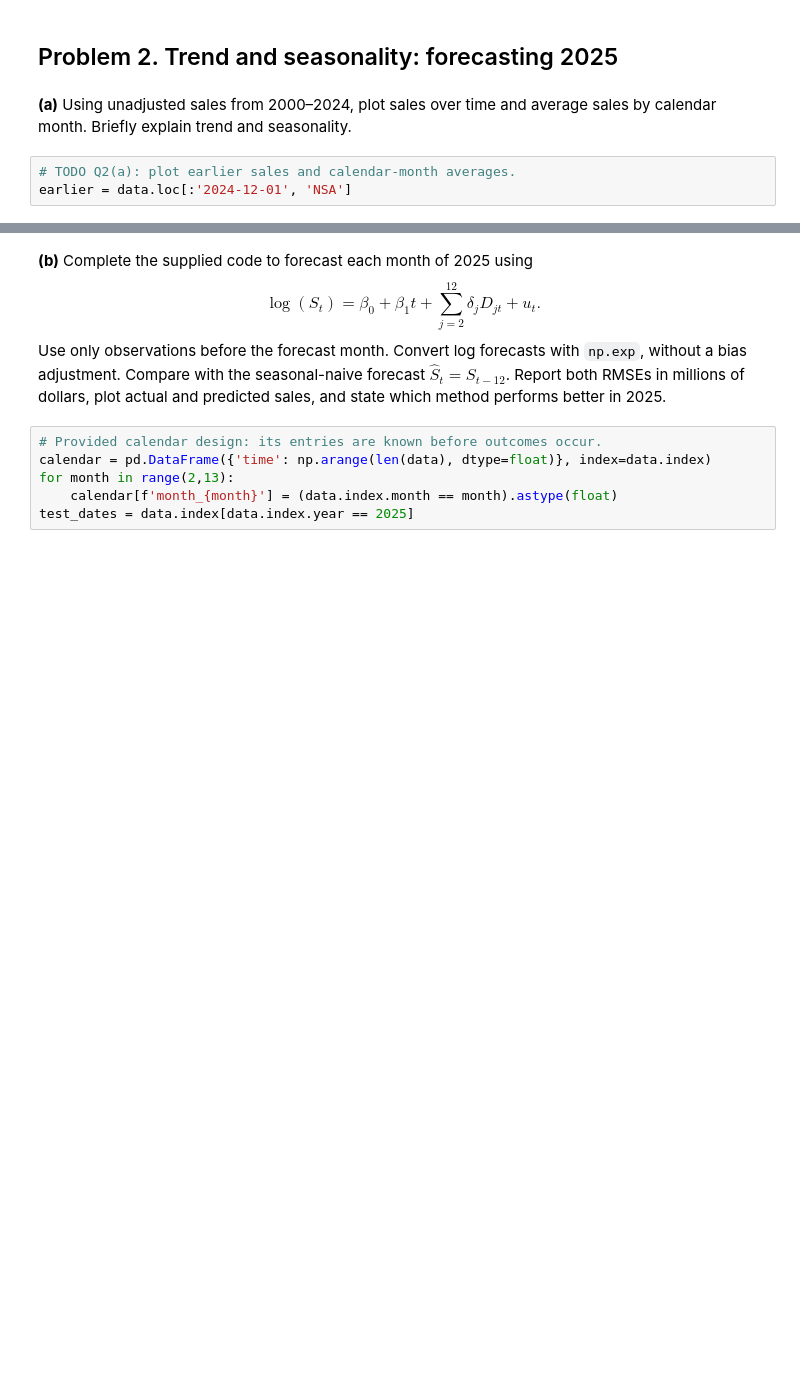
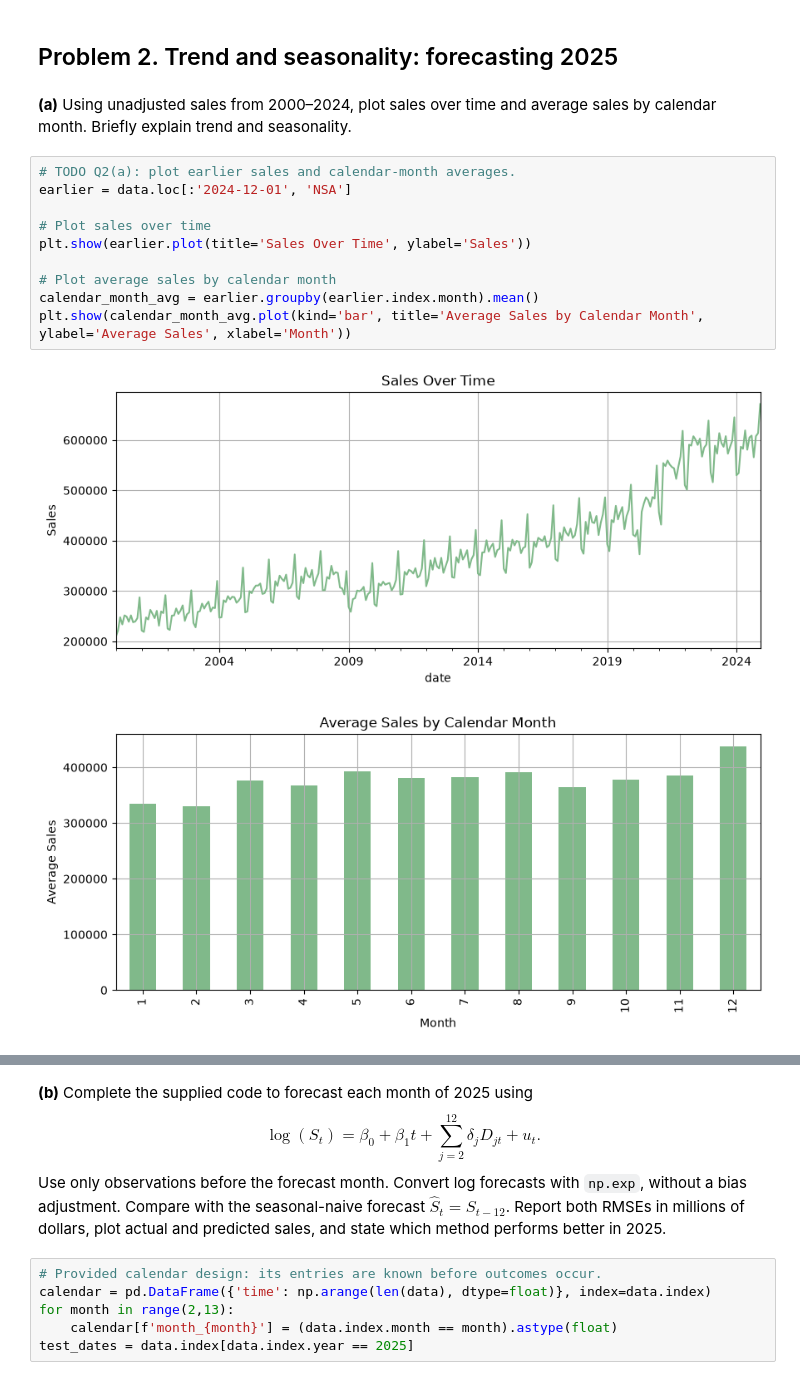
Before and after one commit to matthewbadillo001/ECON422_MatthewBadillo, a Jupyter notebook: ECON422_PS2.ipynb, the cells around one changed output, grey strips where cells are left out. Saved outputs shown, nothing was run; the diff lists cells and outputs as text; blank space fills up the shorter version.

```diff
--- a/ECON422_PS2.ipynb
+++ b/ECON422_PS2.ipynb
@@ -109,5 +109,15 @@ Because classical time-series models and Machine Learning (ML) models each have
 # %%
 # TODO Q2(a): plot earlier sales and calendar-month averages.
 earlier = data.loc[:'2024-12-01', 'NSA']
+
+# Plot sales over time
+plt.show(earlier.plot(title='Sales Over Time', ylabel='Sales'))
+
+# Plot average sales by calendar month
+calendar_month_avg = earlier.groupby(earlier.index.month).mean()
+plt.show(calendar_month_avg.plot(kind='bar', title='Average Sales by Calendar Month', ylabel='Average Sales', xlabel='Month'))
+# %% [output]
+[figure, added]
+[figure, added]
 # %% [markdown]
 **Answer (a):**
```
Also changed, not shown: parts of 1 cell of this notebook, 51 other files.
